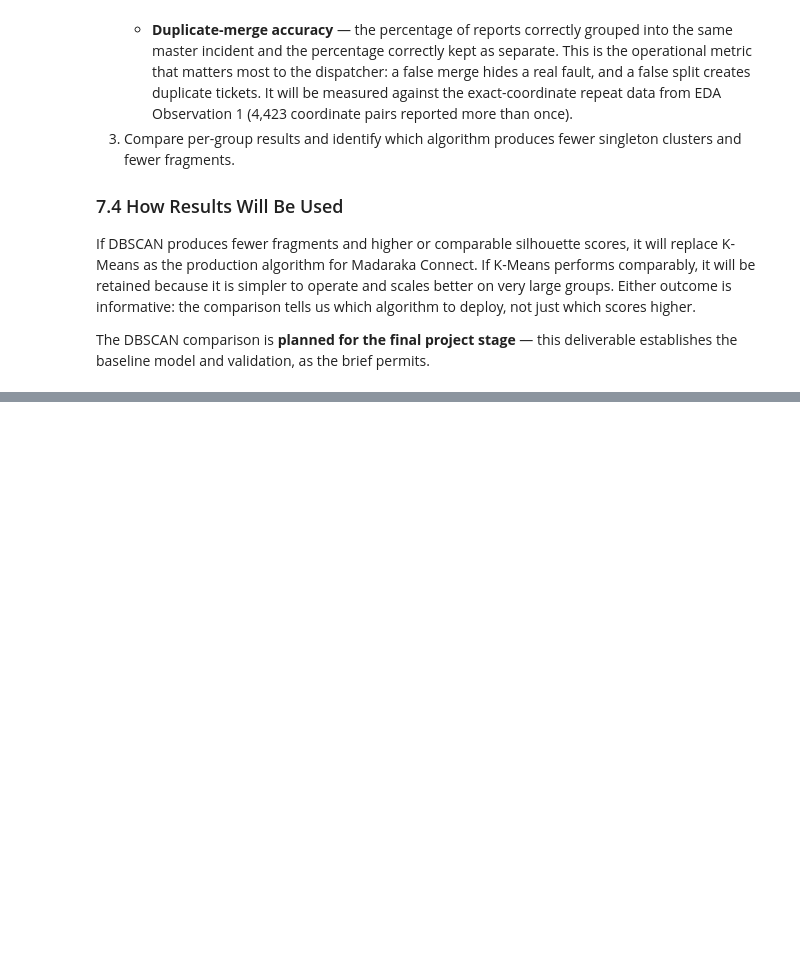
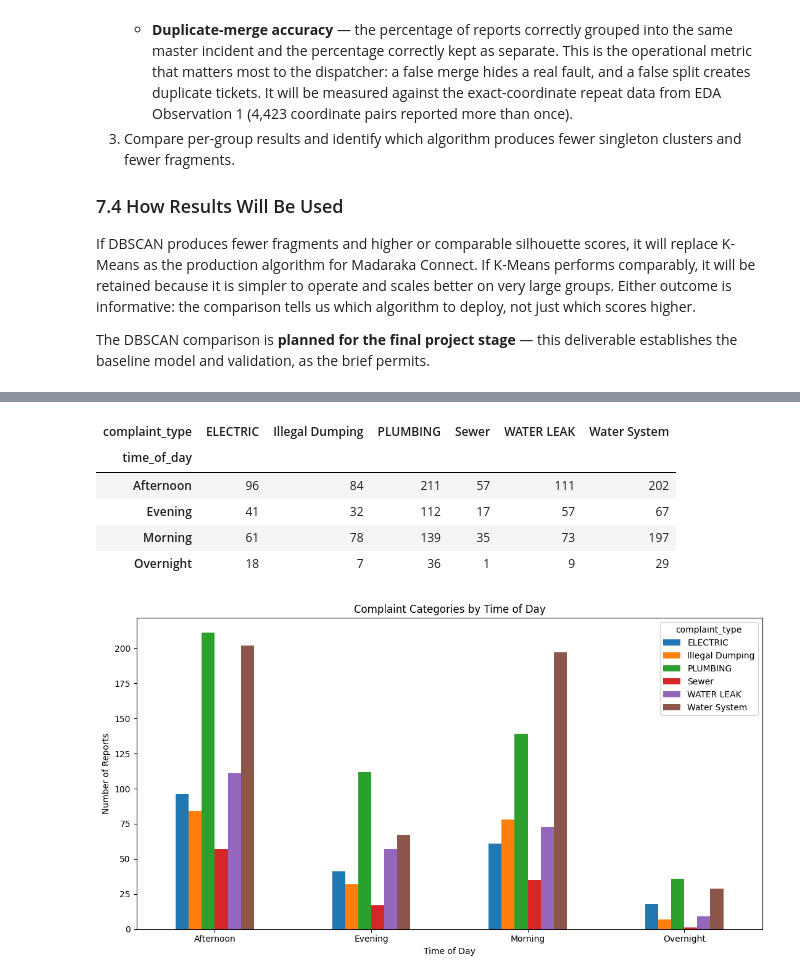
Before and after one commit to Emzogwayo/SemProject_MLEngine, a Jupyter notebook: K-Means_Base.ipynb, the cells around one changed output, grey strips where cells are left out. Saved outputs shown, nothing was run; the diff lists cells and outputs as text; code cells hidden in the pictures; blank space fills up the shorter version.

```diff
--- a/K-Means_Base.ipynb
+++ b/K-Means_Base.ipynb
@@ -1177,0 +1320,39 @@ The DBSCAN comparison is **planned for the final project stage** — this delive
+# %%
+def time_of_day(hour):
+    if 6 <= hour <= 11:
+        return "Morning"
+    elif 12 <= hour <= 17:
+        return "Afternoon"
+    elif 18 <= hour <= 23:
+        return "Evening"
+    else:
+        return "Overnight"
+
+df_clean["time_of_day"] = df_clean["hour"].apply(time_of_day)
+
+time_category = pd.crosstab(
+    df_clean["time_of_day"],
+    df_clean["complaint_type"]
+)
+
+display(time_category)
+
+time_category.plot(
+    kind="bar",
+    figsize=(11, 6)
+)
+
+plt.title("Complaint Categories by Time of Day")
+plt.xlabel("Time of Day")
+plt.ylabel("Number of Reports")
+plt.xticks(rotation=0)
+plt.tight_layout()
+plt.show()
+# %% [output]
+| complaint_type | ELECTRIC | Illegal Dumping | PLUMBING | Sewer | WATER LEAK | Water System |
+| time_of_day |  |  |  |  |  |  |
+| Afternoon | 96 | 84 | 211 | 57 | 111 | 202 |
+| Evening | 41 | 32 | 112 | 17 | 57 | 67 |
+| Morning | 61 | 78 | 139 | 35 | 73 | 197 |
+| Overnight | 18 | 7 | 36 | 1 | 9 | 29 |
+[figure, added]
```
Also changed, not shown: parts of 6 cells of this notebook.
